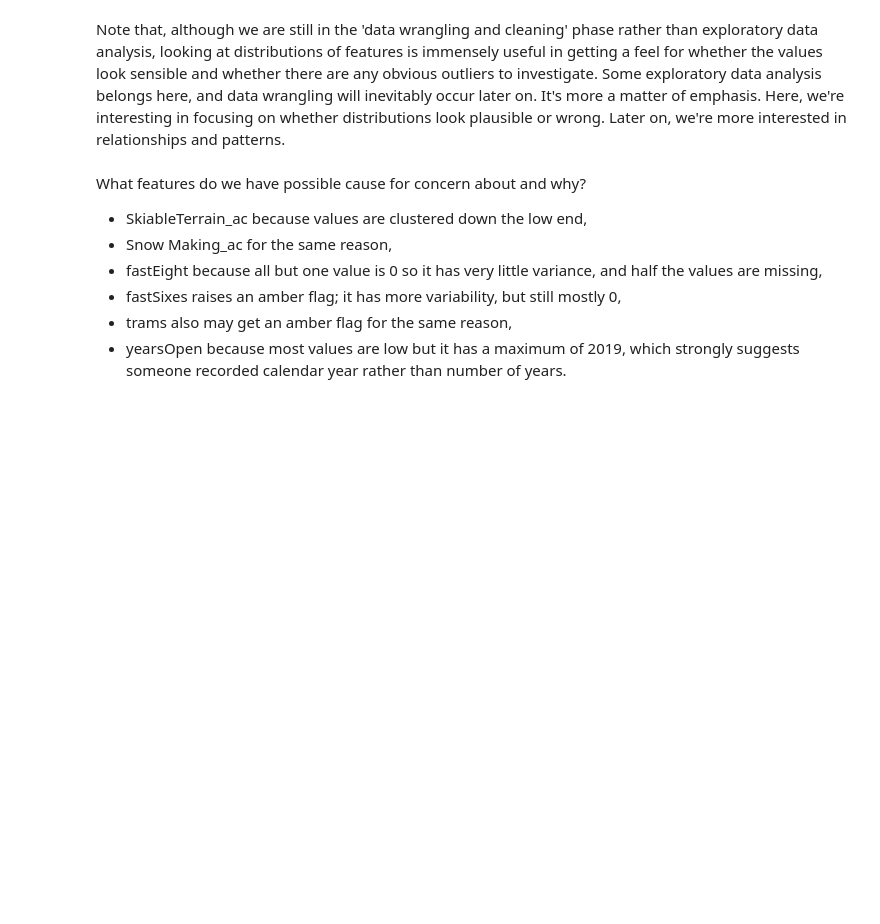
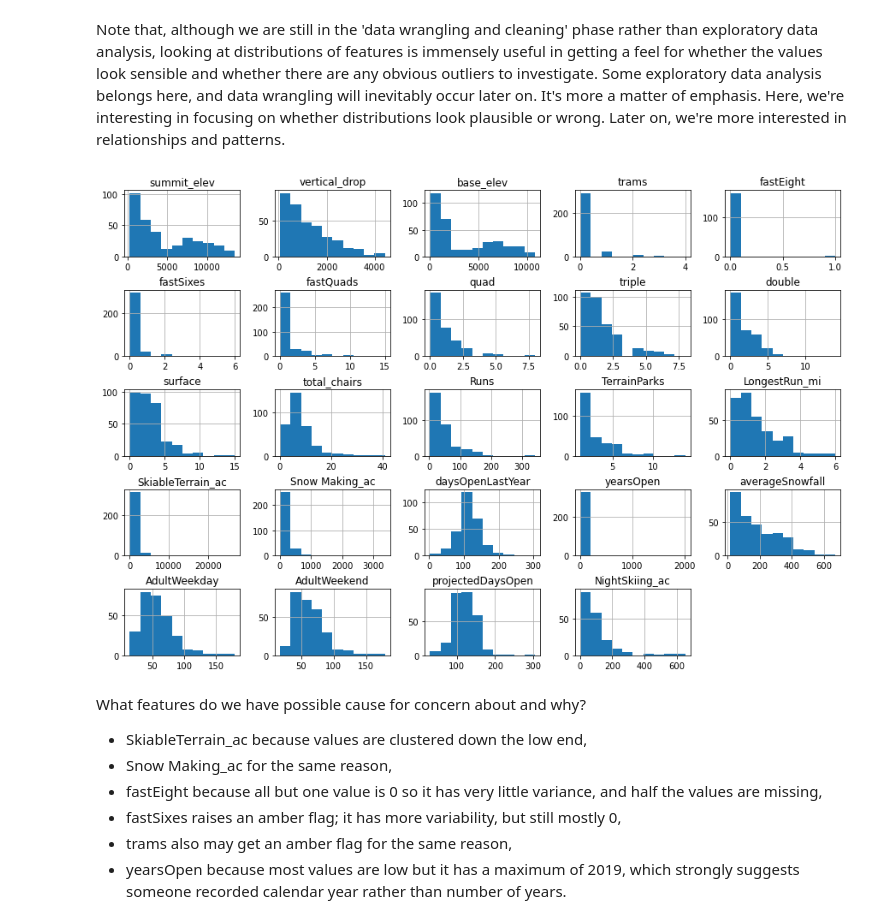
Before and after one commit to MarcJKolb/DataScienceGuidedCapstone, a Jupyter notebook: Notebooks/02_data_wrangling.ipynb, the cells around one changed output. Drawn from its saved outputs; the diff is of its cells as text; code cells hidden in the pictures; blank space fills up the shorter version.

```diff
--- a/Notebooks/02_data_wrangling.ipynb
+++ b/Notebooks/02_data_wrangling.ipynb
@@ -472,12 +502,15 @@ Note that, although we are still in the 'data wrangling and cleaning' phase rath
 # %%
 #Code task 18#
 #Call ski_data's `hist` method to plot histograms of each of the numeric features
 #Try passing it an argument figsize=(15,10)
 #Try calling plt.subplots_adjust() with an argument hspace=0.5 to adjust the spacing
 #It's important you create legible and easy-to-read plots
-ski_data.___(___)
+ski_data.hist(figsize=(15, 10))
+plt.subplots_adjust(hspace=0.5)
 #plt.subplots_adjust(hspace=___);
 #Hint: notice how the terminating ';' "swallows" some messy output and leads to a tidier notebook
+# %% [output]
+[figure, added]
 # %% [markdown]
 What features do we have possible cause for concern about and why?
 
```
Also changed, not shown: parts of 20 cells of this notebook.
